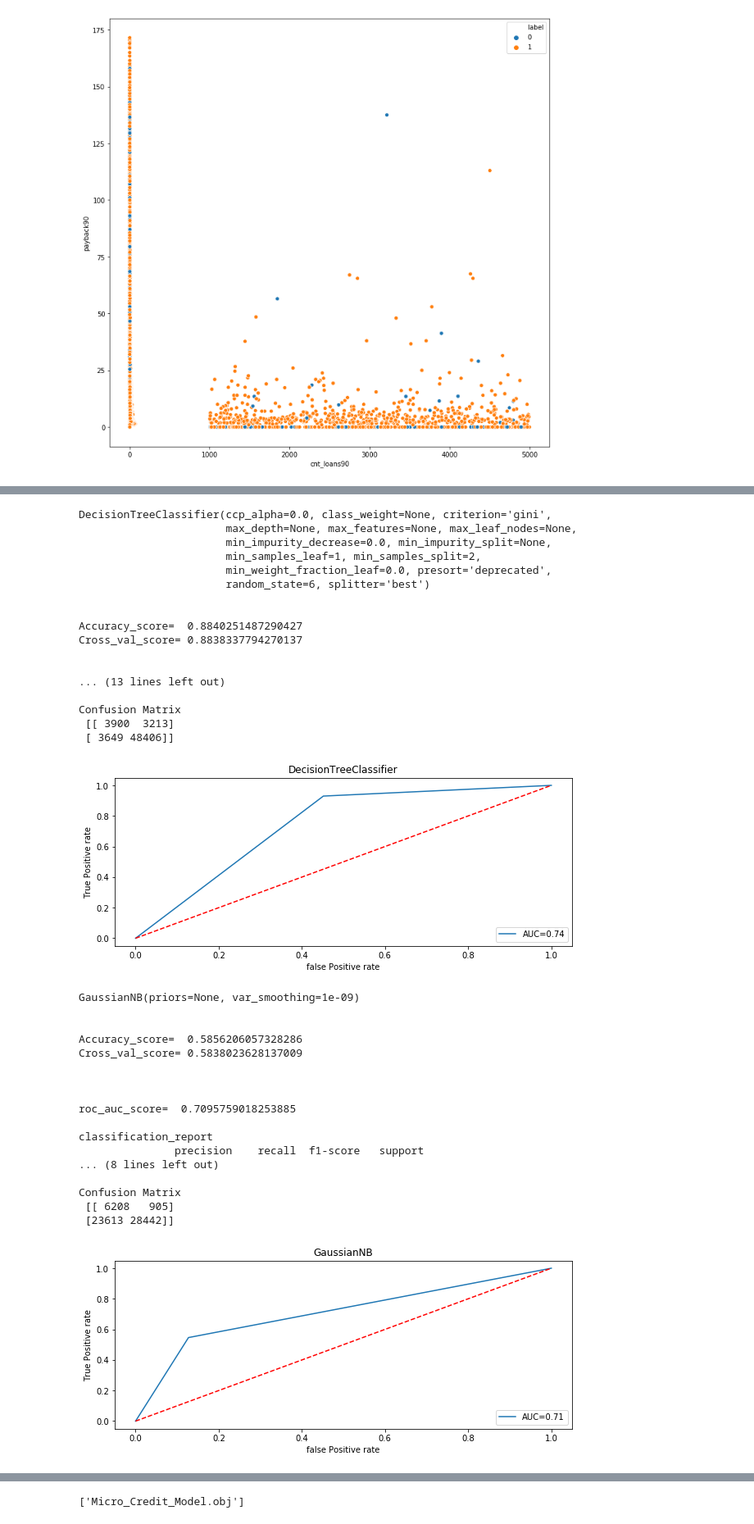
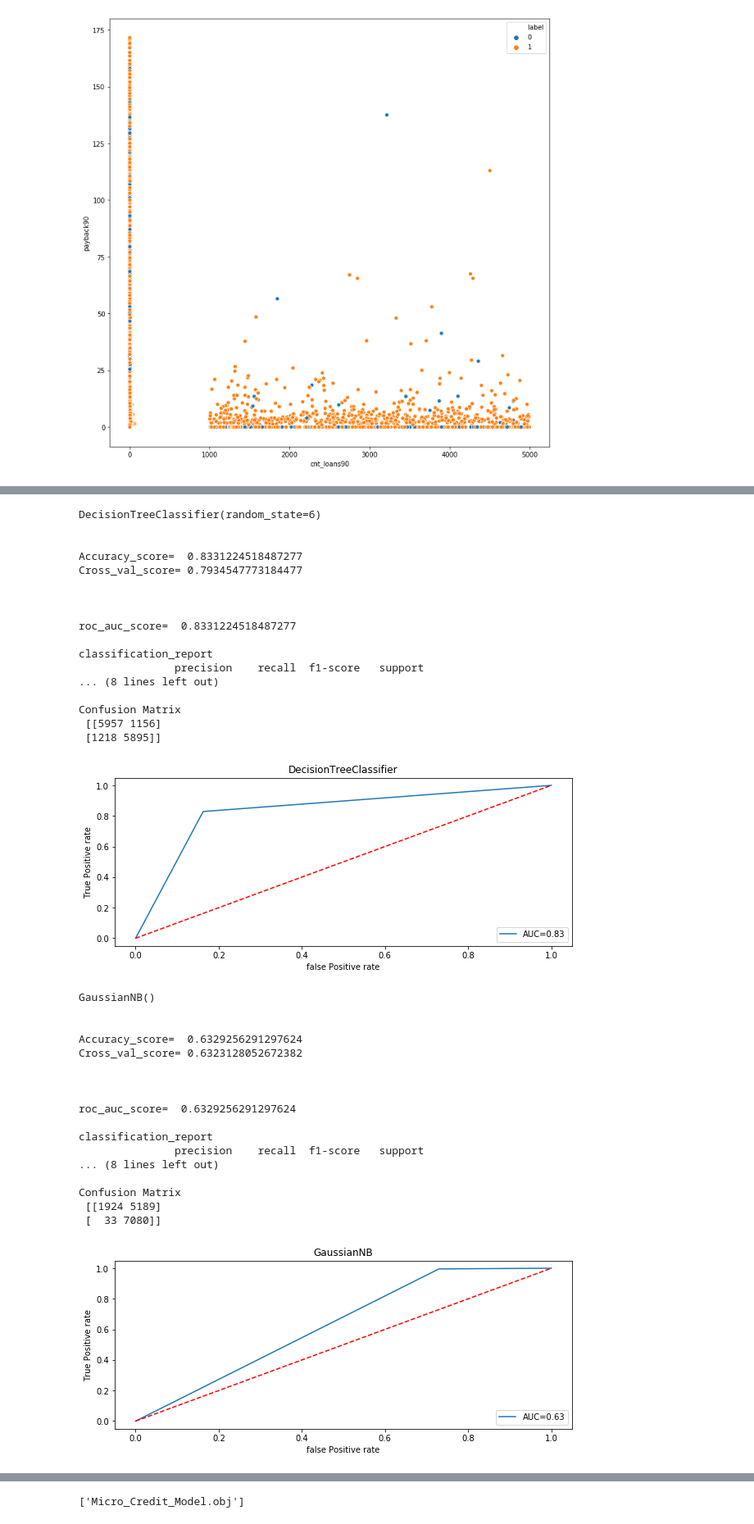
Before and after one commit to HimanshuSharma334/MICRO-CREDIT-DEFAULTER-MODEL, a Jupyter notebook: Micro-Credit_Defaulter_Model.ipynb, the cells around one changed output, grey strips where cells are left out. Shown at 82% size. Drawn from its saved outputs; the diff is of its cells as text; code cells hidden in the pictures.

```diff
--- a/Micro-Credit_Defaulter_Model.ipynb
+++ b/Micro-Credit_Defaulter_Model.ipynb
@@ -426,7 +456,7 @@ pre=KNN.predict(x_test)
 AS=accuracy_score(y_test,pre)
 print('Accuracy_score= ',AS)
 score.append(AS*100)
-sc=cross_val_score(KNN,X,y,cv=5,scoring='accuracy').mean()
+sc=cross_val_score(KNN,X,y_res,cv=5,scoring='accuracy').mean()
 print('Cross_val_score=',sc)
 cvs.append(sc*100)
 false_positive_rate,true_positive_rate,thresholds=roc_curve(y_test,pre)
@@ -477,7 +505,7 @@ print('\n')
 AS=accuracy_score(y_test,pre)
 print('Accuracy_score= ',AS)
 score.append(AS*100)
-sc=cross_val_score(SV,X,y,cv=5,scoring='accuracy').mean()
+sc=cross_val_score(SV,X,y_res,cv=5,scoring='accuracy').mean()
 print('Cross_val_score=',sc,'\n')
 cvs.append(sc*100)
 print('\n')
@@ -526,7 +554,7 @@ print('\n')
 AS=accuracy_score(y_test,pre)
 print('Accuracy_score= ',AS)
 score.append(AS*100)
-sc=cross_val_score(LR,X,y,cv=5,scoring='accuracy').mean()
+sc=cross_val_score(LR,X,y_res,cv=5,scoring='accuracy').mean()
 print('Cross_val_score=',sc,'\n')
 cvs.append(sc*100)
 #print('\n')
@@ -575,7 +603,7 @@ print('\n')
 AS=accuracy_score(y_test,pre)
 print('Accuracy_score= ',AS)
 score.append(AS*100)
-sc=cross_val_score(DT,X,y,cv=5,scoring='accuracy').mean()
+sc=cross_val_score(DT,X,y_res,cv=5,scoring='accuracy').mean()
 print('Cross_val_score=',sc,'\n')
 cvs.append(sc*100)
 print('\n')
@@ -596,24 +624,24 @@ plt.ylabel('True Positive rate')
 plt.xlabel('false Positive rate')
 print('\n\n')
 # %% [output]
-DecisionTreeClassifier(ccp_alpha=0.0, class_weight=None, criterion='gini',
-                       max_depth=None, max_features=None, max_leaf_nodes=None,
-                       min_impurity_decrease=0.0, min_impurity_split=None,
-                       min_samples_leaf=1, min_samples_split=2,
-                       min_weight_fraction_leaf=0.0, presort='deprecated',
-                       random_state=6, splitter='best')
+DecisionTreeClassifier(random_state=6)
 
 
-Accuracy_score=  0.8840251487290427
-Cross_val_score= 0.8838337794270137
+Accuracy_score=  0.8331224518487277
+Cross_val_score= 0.7934547773184477
 
 
-... (13 lines left out)
+
+roc_auc_score=  0.8331224518487277
+
+classification_report
+               precision    recall  f1-score   support
+... (8 lines left out)
 
 Confusion Matrix
- [[ 3900  3213]
- [ 3649 48406]]
+ [[5957 1156]
+ [1218 5895]]
-[figure, old version]
+[figure, new version]
 # %%
 GNB=GaussianNB()
 Model.append('GaussianNB')
@@ -624,45 +652,45 @@ print('\n')
 AS=accuracy_score(y_test,pre)
 print('Accuracy_score= ',AS)
 score.append(AS*100)
-sc=cross_val_score(GNB,X,y,cv=5,scoring='accuracy').mean()
+sc=cross_val_score(GNB,X,y_res,cv=5,scoring='accuracy').mean()
 print('Cross_val_score=',sc,'\n')
 cvs.append(sc*100)
 print('\n')
 false_positive_rate,true_positive_rate,thresholds=roc_curve(y_test,pre)
 roc_auc=auc(false_positive_rate,true_positive_rate)
 print('roc_auc_score= ',roc_auc,'\n')
 rocscore.append(roc_auc*100)
 print('classification_report\n',classification_report(y_test,pre),'\n')
 cm=confusion_matrix(y_test,pre)
 print('Confusion Matrix\n',cm,'\n')
 plt.figure(figsize=(10,40))
 plt.subplot(911)
 plt.title('GaussianNB')
 plt.plot(false_positive_rate,true_positive_rate,label='AUC=%0.2f'%roc_auc)
 plt.plot([0,1],[0,1],'r--')
 plt.legend(loc='lower right')
 plt.ylabel('True Positive rate')
 plt.xlabel('false Positive rate')
 print('\n\n')
 # %% [output]
-GaussianNB(priors=None, var_smoothing=1e-09)
+GaussianNB()
 
 
-Accuracy_score=  0.5856206057328286
-Cross_val_score= 0.5838023628137009
+Accuracy_score=  0.6329256291297624
+Cross_val_score= 0.6323128052672382
 
 
 
-roc_auc_score=  0.7095759018253885
+roc_auc_score=  0.6329256291297624
 
 classification_report
                precision    recall  f1-score   support
 ... (8 lines left out)
 
 Confusion Matrix
- [[ 6208   905]
- [23613 28442]]
+ [[1924 5189]
+ [  33 7080]]
-[figure, old version]
+[figure, new version]
 # %%
 RFC=RandomForestClassifier(n_estimators=1000,random_state=0)
 Model.append('RandomForestClassifier')
```
Also changed, not shown: parts of 25 cells of this notebook.
